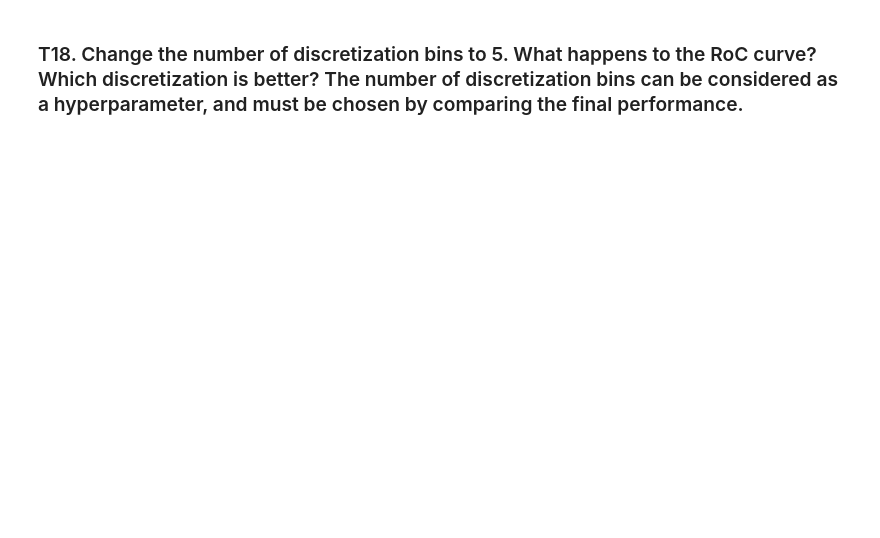
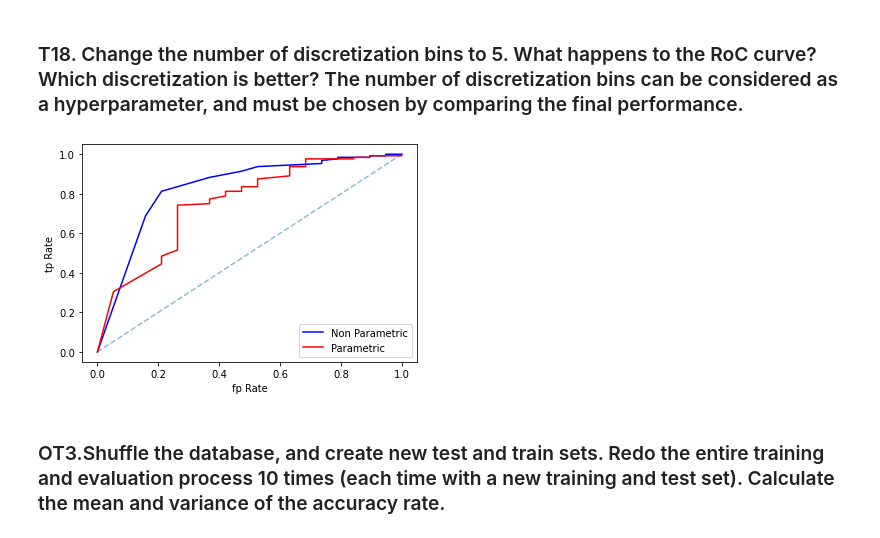
Before and after one commit to Bee0Theepob/Pattern, a Jupyter notebook: HW2/Pattern_HW2_student_2024.ipynb, the cells around one changed output. Cells and saved outputs as stored; diff of their text form; code cells hidden in the pictures; blank space fills up the shorter version.

```diff
--- a/HW2/Pattern_HW2_student_2024.ipynb
+++ b/HW2/Pattern_HW2_student_2024.ipynb
@@ -538,2 +644,26 @@ $ t = np.arange(-5,5,0.05) $
 # %% [markdown]
 ### T18. Change the number of discretization bins to 5. What happens to the RoC curve? Which discretization is better? The number of discretization bins can be considered as a hyperparameter, and must be chosen by comparing the final performance.
+# %%
+a,b=model.fit_params(X_train.to_numpy(), y_train.to_numpy(),5)
+xNonPara,yNonPara=[],[]
+xPara,yPara=[],[]
+for thre in thresholds:
+    y_pred=model.predict(X_test.to_numpy(),thre)
+    tp,tn,fp,fn=evaluate(y_test.to_numpy(),y_pred)
+    xNonPara.append(fp/(fp+tn))
+    yNonPara.append(tp/(tp+fn))
+    y_pred=model.gaussian_predict(X_test.to_numpy(),thre)
+    tp,tn,fp,fn=evaluate(y_test.to_numpy(),y_pred)
+    xPara.append(fp/(fp+tn))
+    yPara.append(tp/(tp+fn))
+plt.plot([0, 1], [0, 1], "--", alpha=0.5)
+plt.plot(xNonPara,yNonPara,'-',color="blue",label="Non Parametric")
+plt.plot(xPara,yPara,'-',color="red",label="Parametric")
+plt.xlabel("fp Rate")
+plt.ylabel("tp Rate")
+plt.legend()
+plt.show()
+# %% [output]
+[figure, added]
+# %% [markdown]
+### OT3.Shuffle the database, and create new test and train sets. Redo the entire training and evaluation process 10 times (each time with a new training and test set). Calculate the mean and variance of the accuracy rate.
```
Also changed, not shown: parts of 29 cells of this notebook, 8 other files.
